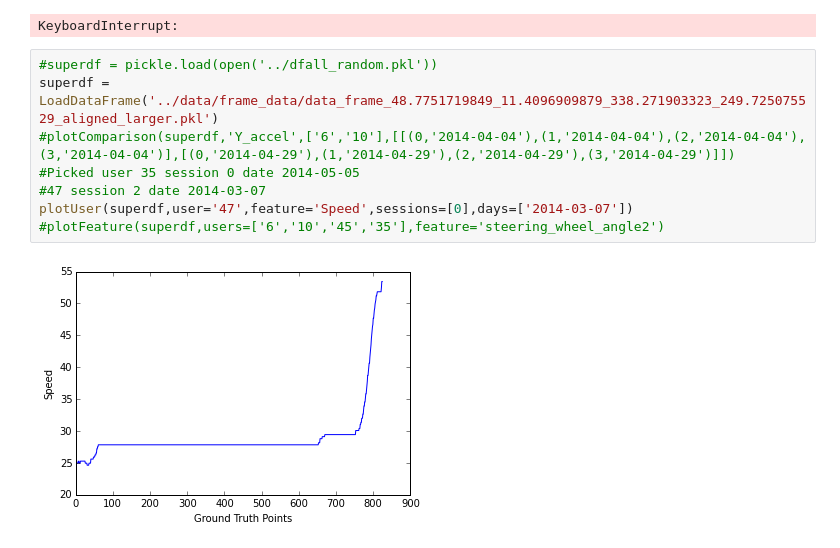
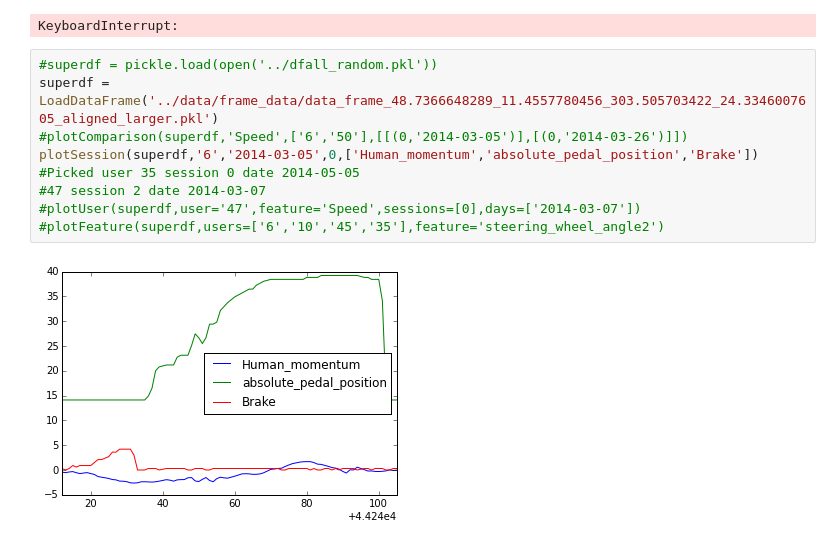
Before and after one commit to snap-stanford/series, a Jupyter notebook: Alignment.ipynb, the cells around one changed output. Drawn from its saved outputs; the diff is of its cells as text.

```diff
--- a/Alignment.ipynb
+++ b/Alignment.ipynb
@@ -820,11 +830,12 @@ Picked user 19 session 1 date 2014-03-10 with state size 299
 KeyboardInterrupt:
 # %%
 #superdf = pickle.load(open('../dfall_random.pkl'))
-superdf = LoadDataFrame('../data/frame_data/data_frame_48.7751719849_11.4096909879_338.271903323_249.725075529_aligned_larger.pkl')
-#plotComparison(superdf,'Y_accel',['6','10'],[[(0,'2014-04-04'),(1,'2014-04-04'),(2,'2014-04-04'),(3,'2014-04-04')],[(0,'2014-04-29'),(1,'2014-04-29'),(2,'2014-04-29'),(3,'2014-04-29')]])
+superdf = LoadDataFrame('../data/frame_data/data_frame_48.7366648289_11.4557780456_303.505703422_24.3346007605_aligned_larger.pkl')
+#plotComparison(superdf,'Speed',['6','50'],[[(0,'2014-03-05')],[(0,'2014-03-26')]])
+plotSession(superdf,'6','2014-03-05',0,['Human_momentum','absolute_pedal_position','Brake'])
 #Picked user 35 session 0 date 2014-05-05
 #47 session 2 date 2014-03-07
-plotUser(superdf,user='47',feature='Speed',sessions=[0],days=['2014-03-07'])
+#plotUser(superdf,user='47',feature='Speed',sessions=[0],days=['2014-03-07'])
 #plotFeature(superdf,users=['6','10','45','35'],feature='steering_wheel_angle2')
 # %% [output]
-[figure, old version]
+[figure, new version]
```
Also changed, not shown: parts of 8 cells of this notebook, 5 other files.
